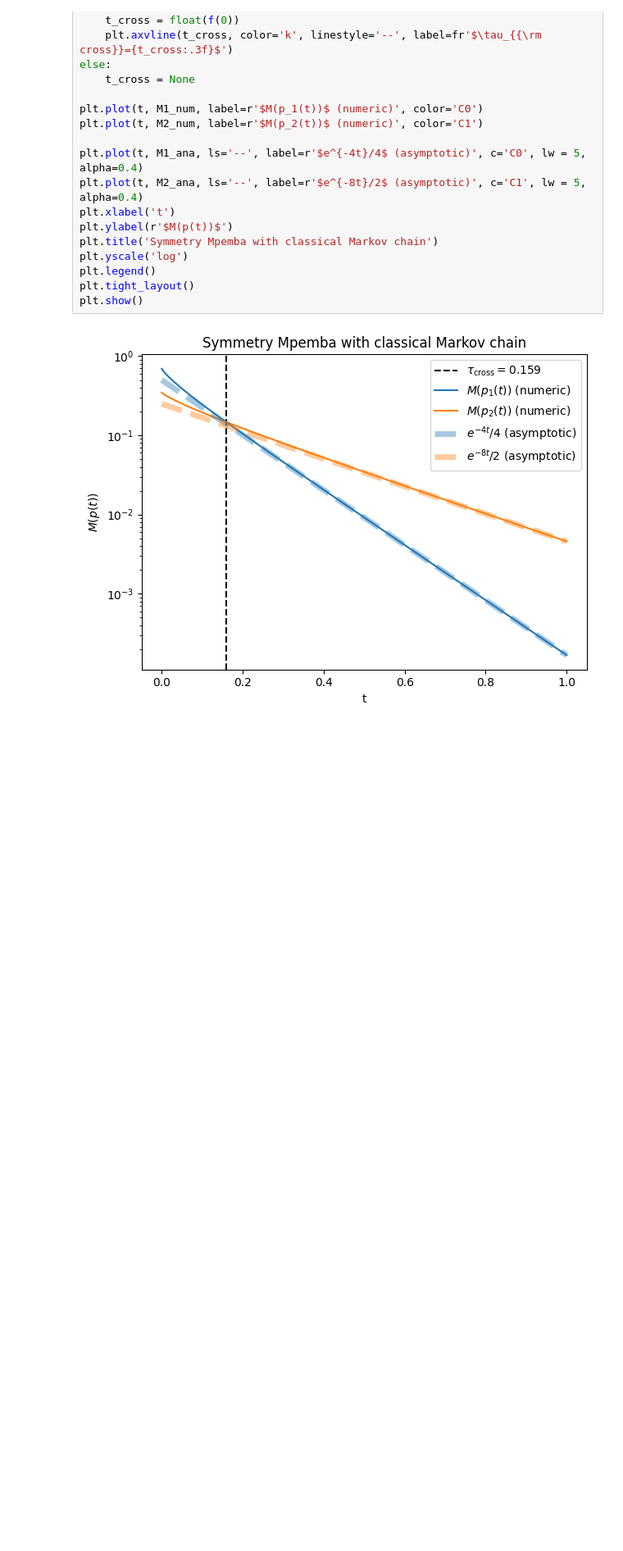
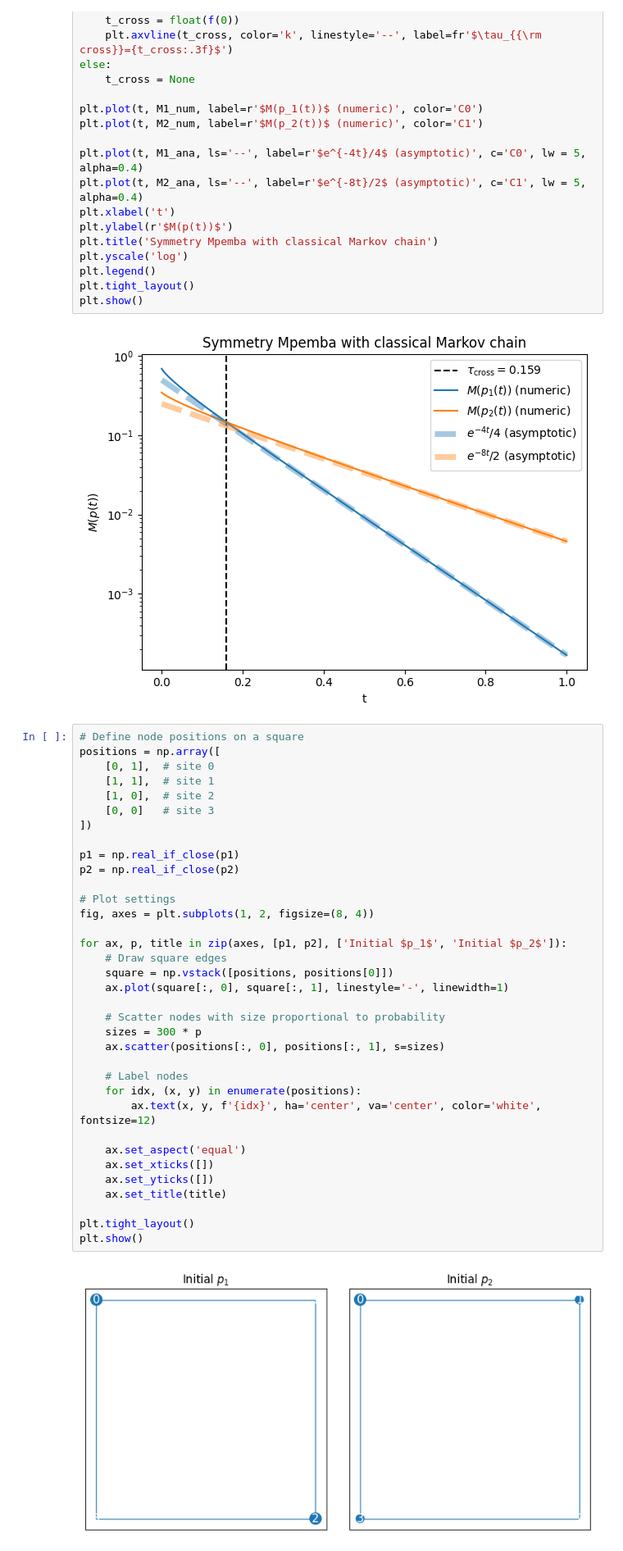
Before and after one commit to alessum/resource_theory_mpemba, a Jupyter notebook: asymm_ex1.ipynb, the cells around one changed output. Shown at 82% size. Saved outputs shown, nothing was run; the diff lists cells and outputs as text; blank space fills up the shorter version.

```diff
--- a/asymm_ex1.ipynb
+++ b/asymm_ex1.ipynb
@@ -88,3 +88,40 @@ plt.tight_layout()
 plt.show()
 # %% [output]
 [figure]
+# %%
+# Define node positions on a square
+positions = np.array([
+    [0, 1],  # site 0
+    [1, 1],  # site 1
+    [1, 0],  # site 2
+    [0, 0]   # site 3
+])
+
+p1 = np.real_if_close(p1)
+p2 = np.real_if_close(p2)
+
+# Plot settings
+fig, axes = plt.subplots(1, 2, figsize=(8, 4))
+
+for ax, p, title in zip(axes, [p1, p2], ['Initial $p_1$', 'Initial $p_2$']):
+    # Draw square edges
+    square = np.vstack([positions, positions[0]])
+    ax.plot(square[:, 0], square[:, 1], linestyle='-', linewidth=1)
+
+    # Scatter nodes with size proportional to probability
+    sizes = 300 * p
+    ax.scatter(positions[:, 0], positions[:, 1], s=sizes)
+
+    # Label nodes
+    for idx, (x, y) in enumerate(positions):
+        ax.text(x, y, f'{idx}', ha='center', va='center', color='white', fontsize=12)
+
+    ax.set_aspect('equal')
+    ax.set_xticks([])
+    ax.set_yticks([])
+    ax.set_title(title)
+
+plt.tight_layout()
+plt.show()
+# %% [output]
+[figure, added]
```
Also changed, not shown: 1 other file.
